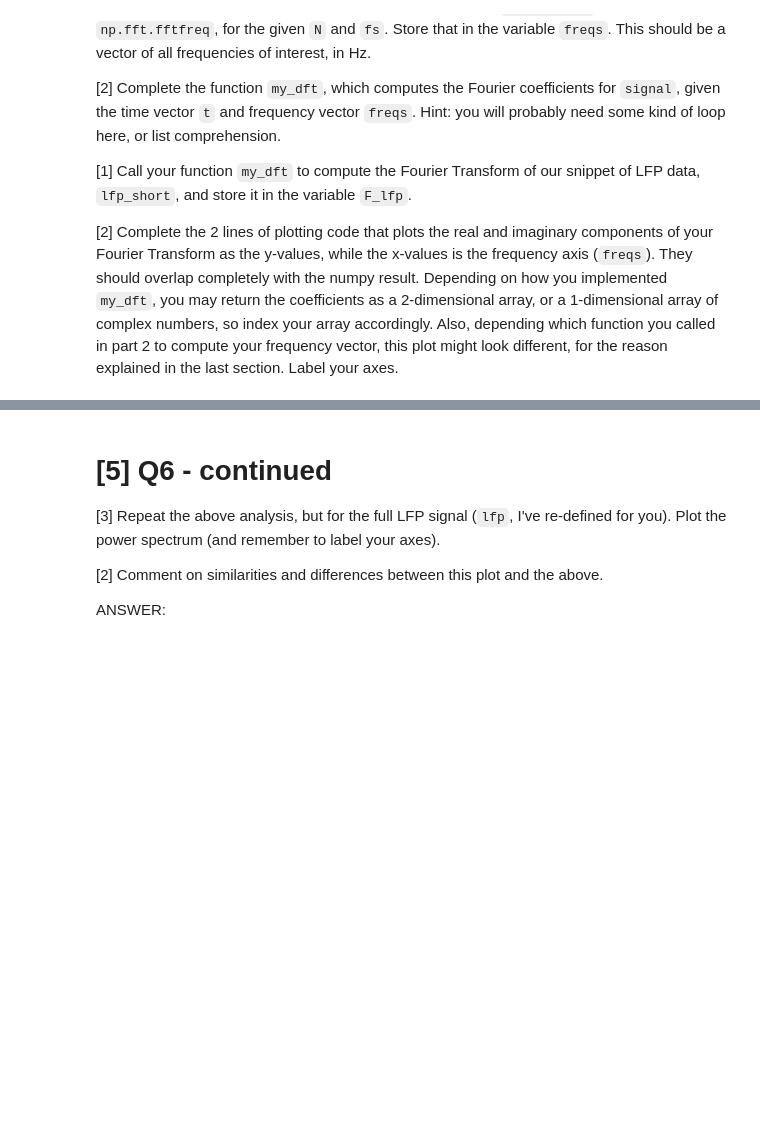
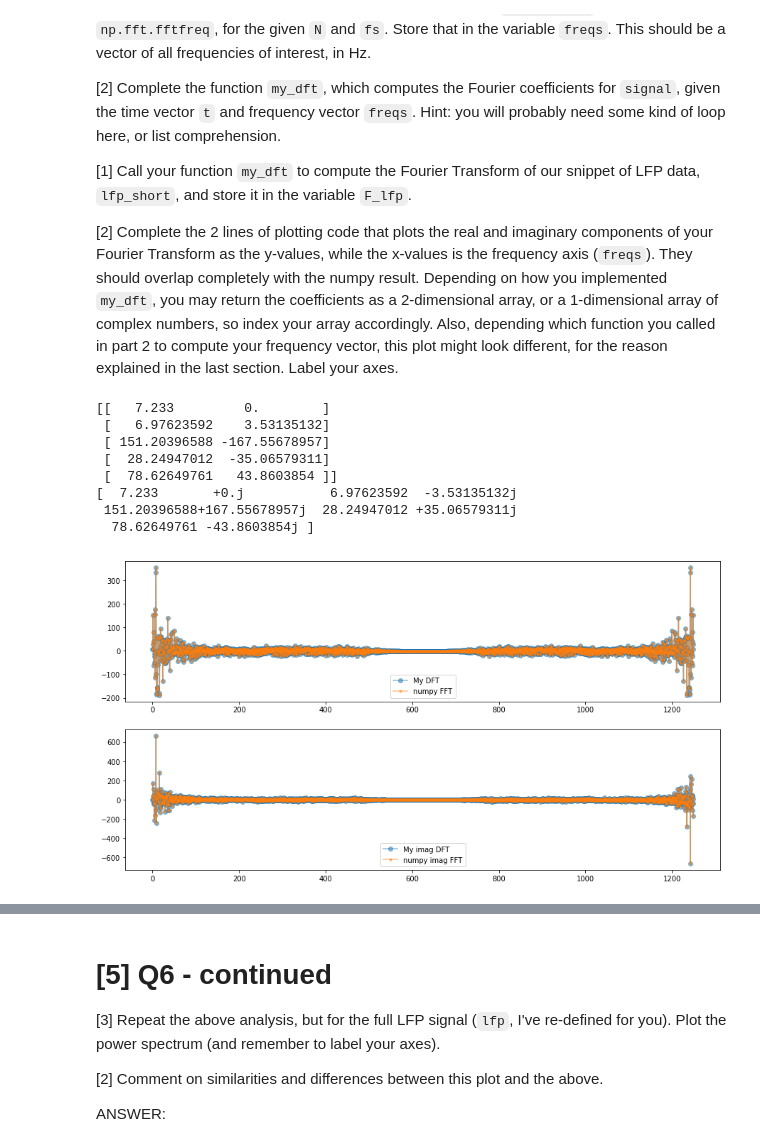
Before and after one commit to ylc020/COGS118C, a Jupyter notebook: Assignments/A2-FourierTransform.ipynb, the cells around one changed output, grey strips where cells are left out. Saved outputs shown, nothing was run; the diff lists cells and outputs as text; code cells hidden in the pictures; blank space fills up the shorter version.

```diff
--- a/Assignments/A2-FourierTransform.ipynb
+++ b/Assignments/A2-FourierTransform.ipynb
@@ -381,32 +381,55 @@ Now, you have all the components for writing your own Discrete Fourier Transform
 # %%
 fs = 1250
 N = len(lfp_short)
 
-freqs = # _FILL_IN_YOUR_CODE_HERE
+k = np.arange(0, N)
+freqs = freq_from_k(k, N, fs) # _FILL_IN_YOUR_CODE_HERE
 
 def my_dft(signal, t, freqs):
     # _FILL_IN_YOUR_CODE_HERE
-    return
+    all_coef = []
+    for x in freqs:
+        a,b = dot_cos_sin(signal, t, x)
+        coef = []
+        coef.append(a)
+        coef.append(b)
+        all_coef.append(coef)
+    all_coef = np.array(all_coef)
+    return all_coef
 
-F_lfp = # _FILL_IN_YOUR_CODE_HERE
+# t = np.arange(0,60,1/fs)
+F_lfp = my_dft(lfp_short, t_short, freqs) # _FILL_IN_YOUR_CODE_HERE
 F_lfp_np = np.fft.fft(lfp_short) # calling np.fft to make sure you have the right answers
 
 # plotting code
 plt.figure(figsize=(15,8))
 plt.subplot(2,1,1)
 # _FILL_IN_YOUR_CODE_HERE
-plt.plot(_FILL_IN_YOUR_CODE_HERE, 'o-', alpha=0.5, label='My DFT')
+real = np.array(F_lfp[:,0]) # retrieve first element of each element in 2D array
+plt.plot(freqs, real, 'o-', alpha=0.5, label='My DFT')
 plt.plot(freqs, F_lfp_np.real, '.-', alpha=0.5, label='numpy FFT')
 plt.legend()
 
 plt.subplot(2,1,2)
-plt.plot(_FILL_IN_YOUR_CODE_HERE, 'o-', alpha=0.5) # you might need a negative in front of the imag component
-plt.plot(freqs, F_lfp_np.imag, '.-', alpha=0.5)
+imag = np.array(F_lfp[:,1]) # retrieve second element of each element in 2D array
+plt.plot(freqs, imag*-1, 'o-', alpha=0.5, label='My imag DFT') # you might need a negative in front of the imag component
+plt.plot(freqs, F_lfp_np.imag, '.-', alpha=0.5, label='numpy imag FFT')
+plt.legend(loc='lower center')
 
 # print the first 10 coefficients to make sure they're the same
 # the signs will be flipped for the imaginary component
 print(F_lfp[:5,:])
 print(F_lfp_np[:5])
+# %% [output]
+[[   7.233         0.        ]
+ [   6.97623592    3.53135132]
+ [ 151.20396588 -167.55678957]
+ [  28.24947012  -35.06579311]
+ [  78.62649761   43.8603854 ]]
+[  7.233       +0.j           6.97623592  -3.53135132j
+ 151.20396588+167.55678957j  28.24947012 +35.06579311j
+  78.62649761 -43.8603854j ]
+[figure, added]
 # %% [markdown]
 # [3 + 1 Bonus] Q6: Power Spectrum
 The above two plots are the real and imaginary coefficients spectra. While looking at them is interesting, we are often interested in another spectrum, the **power spectrum** of a signal, which is the squared magnitude of the complex vector (defined by coefficients `a_coef` and `b_coef`) at every frequency. This representation tells us which components are the strongest (has the highest power) in our data.
```
Also changed, not shown: parts of 1 cell of this notebook.
